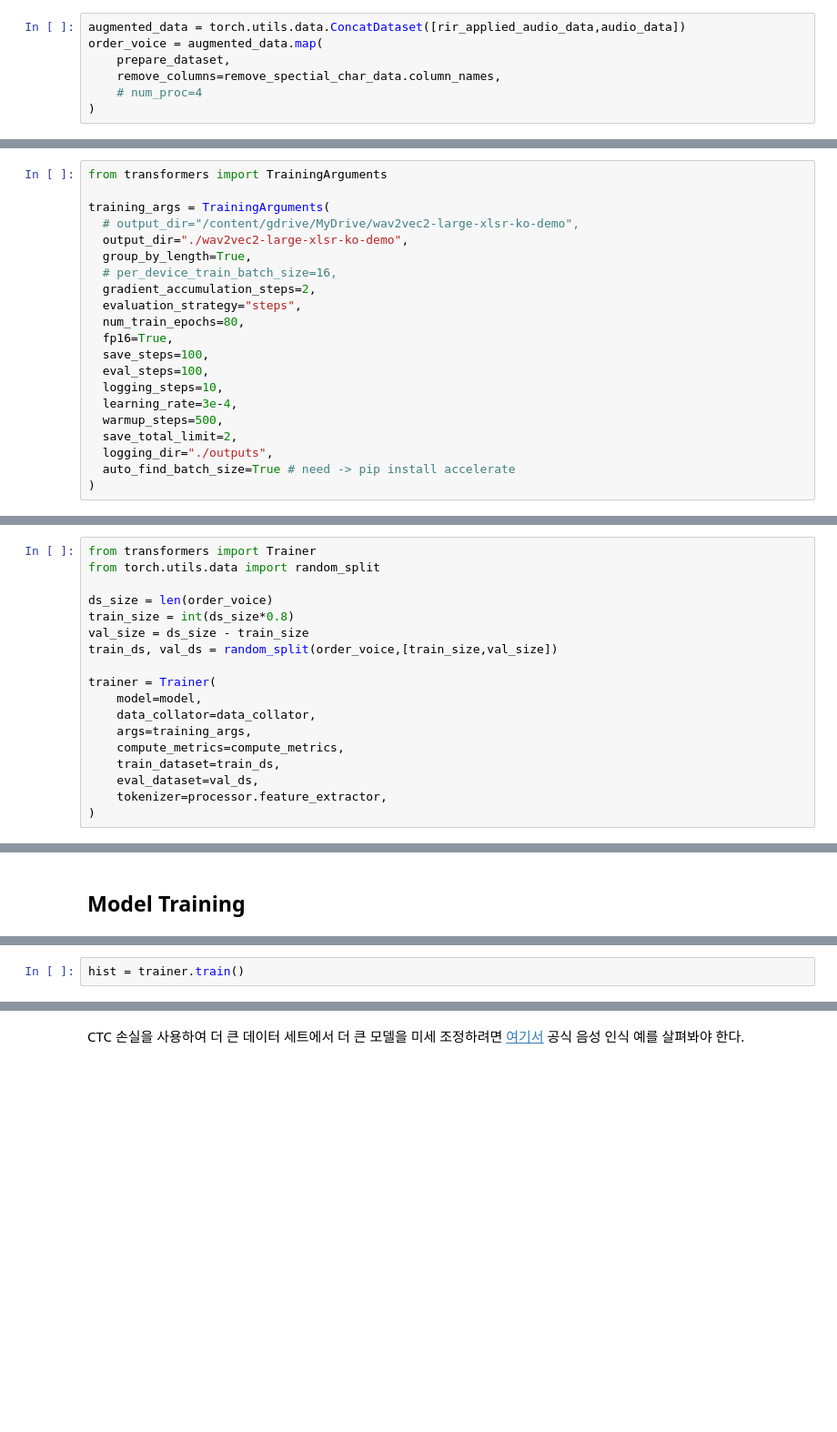
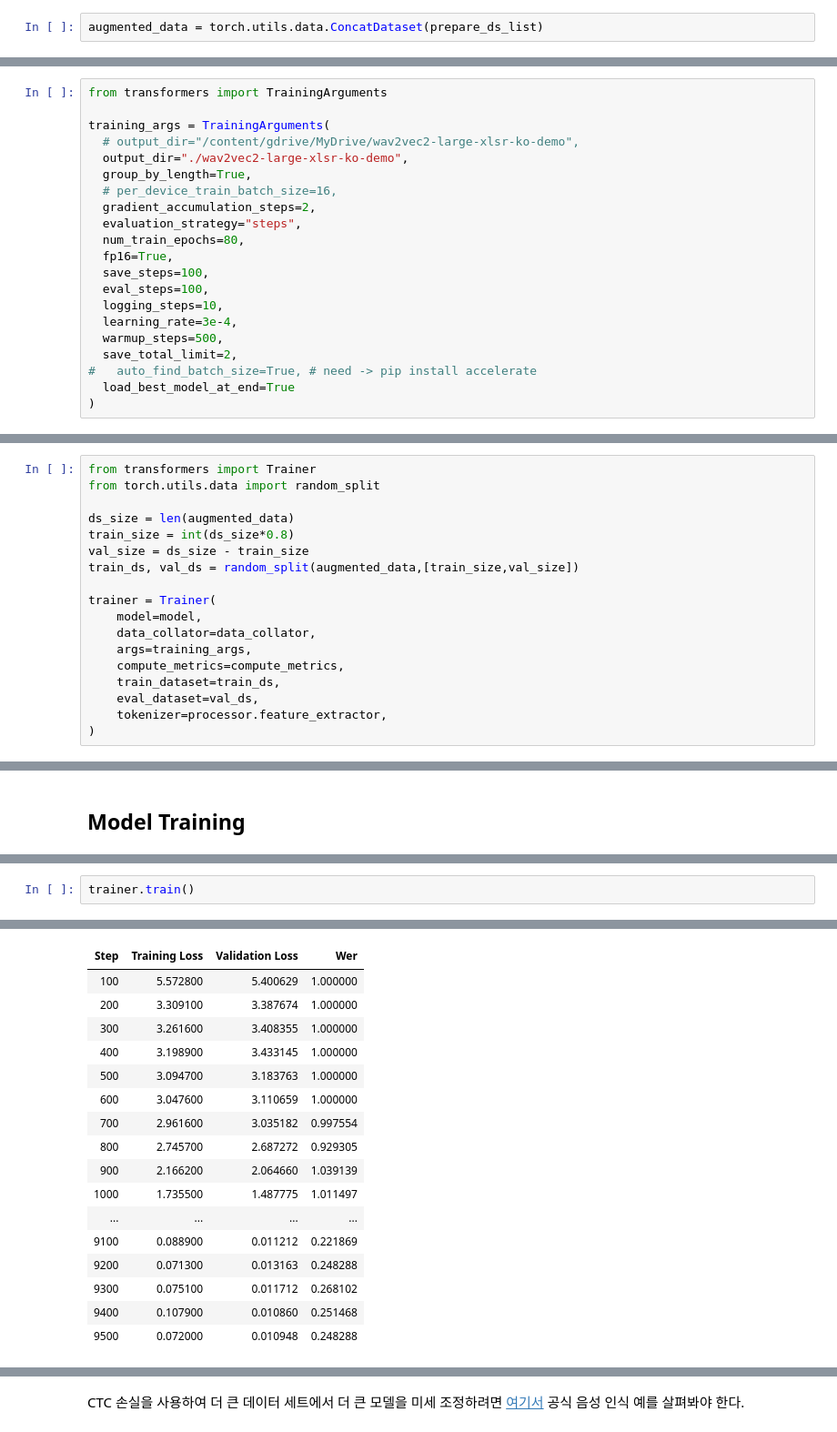
Before and after one commit to Mu-jun/STT, a Jupyter notebook: XLSR_Wav2Vec2_jamo.ipynb, the cells around one changed output, grey strips where cells are left out. Shown: that part at 91% size. Cells and saved outputs as stored; diff of their text form; blank space fills up the shorter version.

Commit message:
feat : jamo base model

```diff
--- a/XLSR_Wav2Vec2_jamo.ipynb
+++ b/XLSR_Wav2Vec2_jamo.ipynb
@@ -102,7 +170,2 @@ def prepare_dataset(batch):
 # %%
-augmented_data = torch.utils.data.ConcatDataset([rir_applied_audio_data,audio_data])
-order_voice = augmented_data.map(
-    prepare_dataset,
-    remove_columns=remove_spectial_char_data.column_names,
-    # num_proc=4
-)
+augmented_data = torch.utils.data.ConcatDataset(prepare_ds_list)
@@ -244,6 +323,6 @@ training_args = TrainingArguments(
   learning_rate=3e-4,
   warmup_steps=500,
   save_total_limit=2,
-  logging_dir="./outputs",
-  auto_find_batch_size=True # need -> pip install accelerate
+#   auto_find_batch_size=True, # need -> pip install accelerate
+  load_best_model_at_end=True
 )
@@ -251,10 +333,10 @@ training_args = TrainingArguments(
 from transformers import Trainer
 from torch.utils.data import random_split
 
-ds_size = len(order_voice)
+ds_size = len(augmented_data)
 train_size = int(ds_size*0.8)
 val_size = ds_size - train_size
-train_ds, val_ds = random_split(order_voice,[train_size,val_size])
+train_ds, val_ds = random_split(augmented_data,[train_size,val_size])
 
 trainer = Trainer(
     model=model,
@@ -272,2 +354,3 @@ torch.cuda.is_available()
-# %%
-hist = trainer.train()
+# %%
+trainer.train()
+# %% [output]
@@ -273,0 +365,17 @@ hist = trainer.train()
+| Step | Training Loss | Validation Loss | Wer |
+| 100 | 5.572800 | 5.400629 | 1.000000 |
+| 200 | 3.309100 | 3.387674 | 1.000000 |
+| 300 | 3.261600 | 3.408355 | 1.000000 |
+| 400 | 3.198900 | 3.433145 | 1.000000 |
+| 500 | 3.094700 | 3.183763 | 1.000000 |
+| 600 | 3.047600 | 3.110659 | 1.000000 |
+| 700 | 2.961600 | 3.035182 | 0.997554 |
+| 800 | 2.745700 | 2.687272 | 0.929305 |
+| 900 | 2.166200 | 2.064660 | 1.039139 |
+| 1000 | 1.735500 | 1.487775 | 1.011497 |
+| ... | ... | ... | ... |
+| 9100 | 0.088900 | 0.011212 | 0.221869 |
+| 9200 | 0.071300 | 0.013163 | 0.248288 |
+| 9300 | 0.075100 | 0.011712 | 0.268102 |
+| 9400 | 0.107900 | 0.010860 | 0.251468 |
+| 9500 | 0.072000 | 0.010948 | 0.248288 |
```
Also changed, not shown: parts of 21 cells of this notebook.
